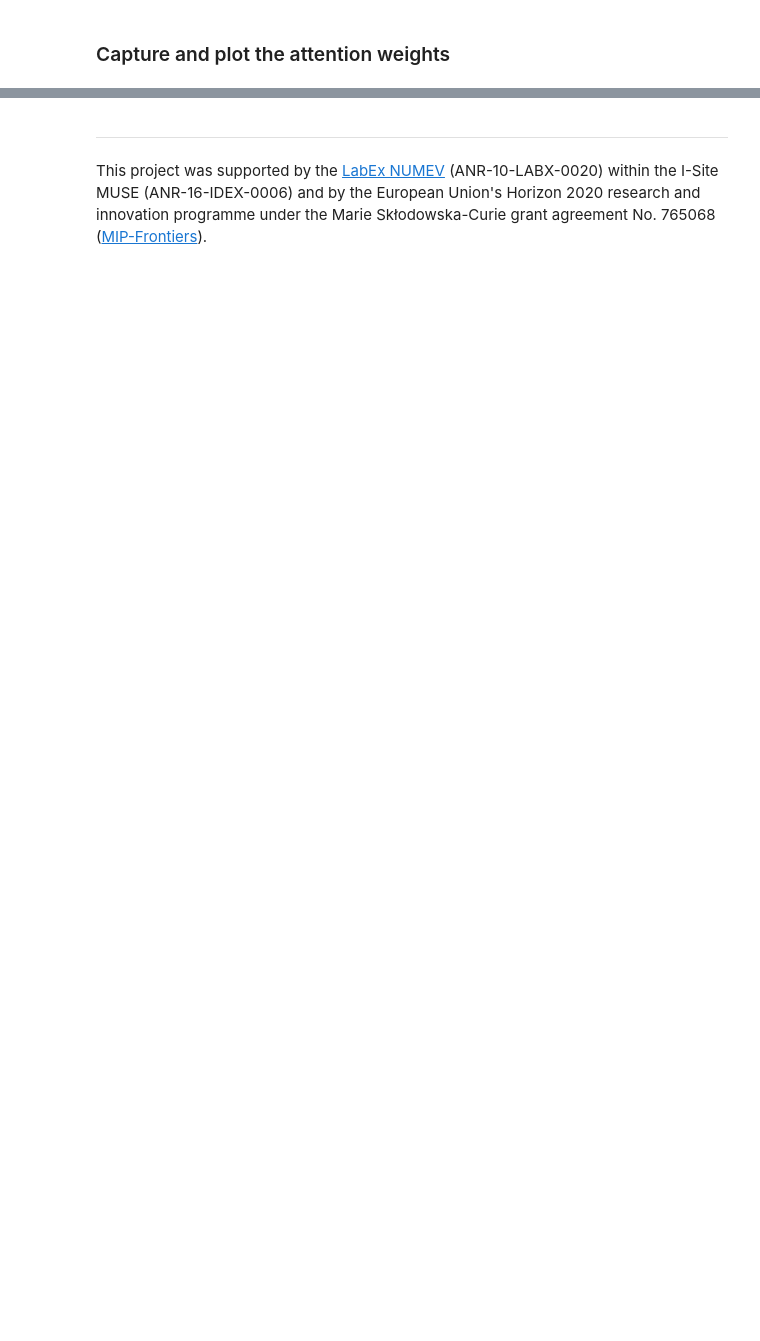
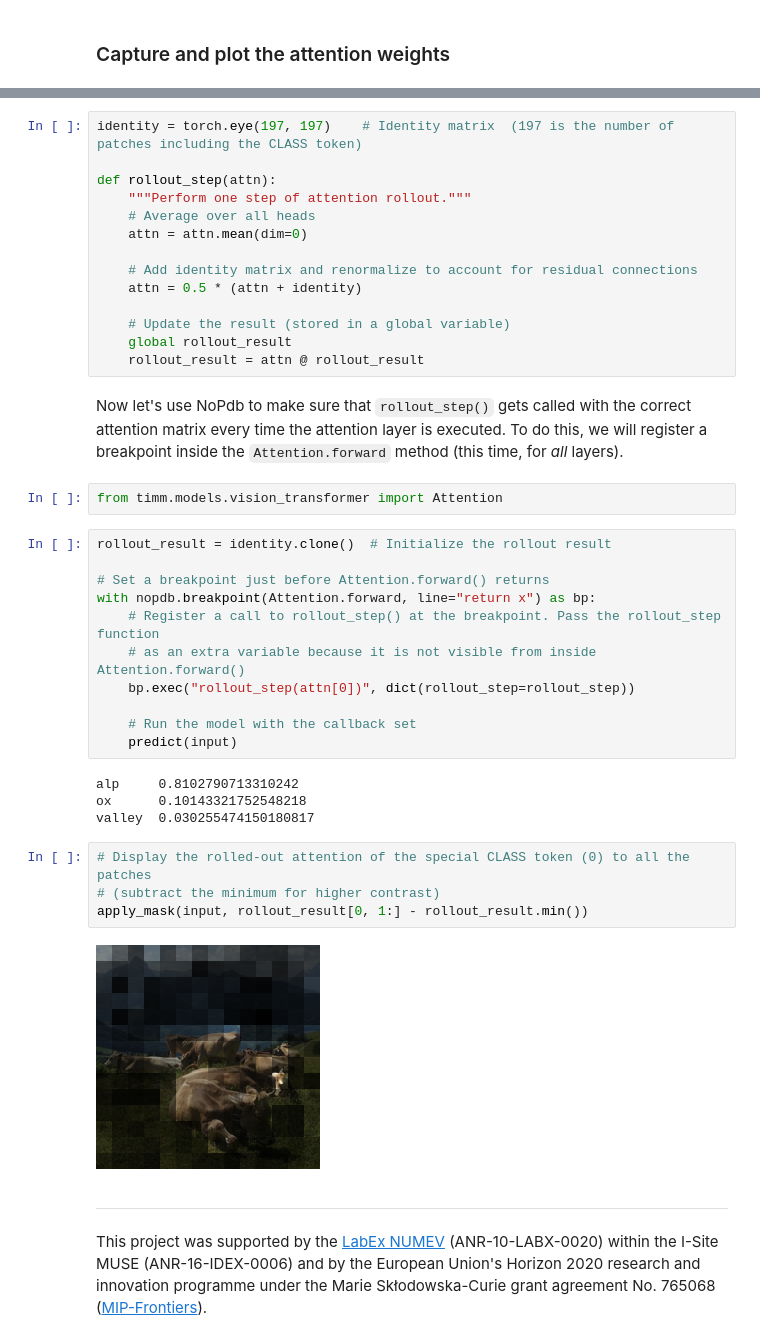
Before and after one commit to cifkao/scipy2022-nopdb, a Jupyter notebook: nopdb_poster.ipynb, the cells around one changed output, grey strips where cells are left out. Cells and saved outputs as stored; diff of their text form; blank space fills up the shorter version.

```diff
--- a/nopdb_poster.ipynb
+++ b/nopdb_poster.ipynb
@@ -279,3 +283,42 @@ apply_mask(input, attn_call.locals["attn"][0][0].mean(axis=0)[1:])
+# %%
+identity = torch.eye(197, 197)    # Identity matrix  (197 is the number of patches including the CLASS token)
+
+def rollout_step(attn):
+    """Perform one step of attention rollout."""
+    # Average over all heads
+    attn = attn.mean(dim=0)
+
+    # Add identity matrix and renormalize to account for residual connections
+    attn = 0.5 * (attn + identity)
+
+    # Update the result (stored in a global variable)
+    global rollout_result
+    rollout_result = attn @ rollout_result
+# %% [markdown]
+Now let's use NoPdb to make sure that `rollout_step()` gets called with the correct attention matrix every time the attention layer is executed. To do this, we will register a breakpoint inside the `Attention.forward` method (this time, for _all_ layers).
+# %%
+from timm.models.vision_transformer import Attention
+# %%
+rollout_result = identity.clone()  # Initialize the rollout result
+
+# Set a breakpoint just before Attention.forward() returns
+with nopdb.breakpoint(Attention.forward, line="return x") as bp:
+    # Register a call to rollout_step() at the breakpoint. Pass the rollout_step function
+    # as an extra variable because it is not visible from inside Attention.forward()
+    bp.exec("rollout_step(attn[0])", dict(rollout_step=rollout_step))
+
+    # Run the model with the callback set
+    predict(input)
+# %% [output]
+alp     0.8102790713310242
+ox      0.10143321752548218
+valley  0.030255474150180817
+# %%
+# Display the rolled-out attention of the special CLASS token (0) to all the patches
+# (subtract the minimum for higher contrast)
+apply_mask(input, rollout_result[0, 1:] - rollout_result.min())
+# %% [output]
+[figure, added]
 # %% [markdown]
 <hr>
 
```
Also changed, not shown: parts of 10 cells of this notebook, 1 other file.
